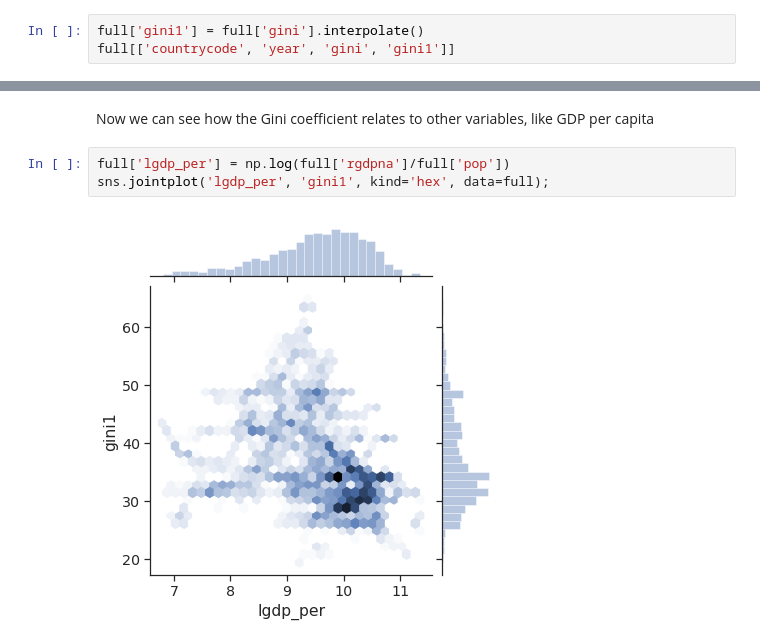
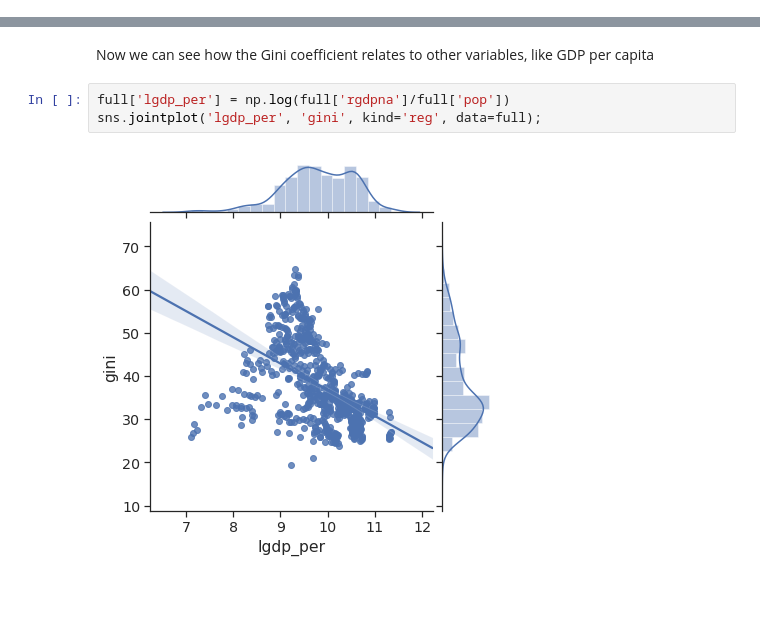
Before and after one commit to iamlemec/macro_data, a Jupyter notebook: 3_Merging_Data.ipynb, the cells around one changed output, grey strips where cells are left out. Cells and saved outputs as stored; diff of their text form; blank space fills up the shorter version.

```diff
--- a/3_Merging_Data.ipynb
+++ b/3_Merging_Data.ipynb
@@ -105,3 +66,0 @@ One issue is that there are many years where there is PWT data but no Gini data.
-# %%
-full['gini1'] = full['gini'].interpolate()
-full[['countrycode', 'year', 'gini', 'gini1']]
@@ -128,6 +68,6 @@ full[['countrycode', 'year', 'gini', 'gini1']]
 Now we can see how the Gini coefficient relates to other variables, like GDP per capita
 # %%
 full['lgdp_per'] = np.log(full['rgdpna']/full['pop'])
-sns.jointplot('lgdp_per', 'gini1', kind='hex', data=full);
+sns.jointplot('lgdp_per', 'gini', kind='reg', data=full);
 # %% [output]
-[figure, old version]
+[figure, new version]
```
Also changed, not shown: parts of 6 cells of this notebook, 5 other files.
